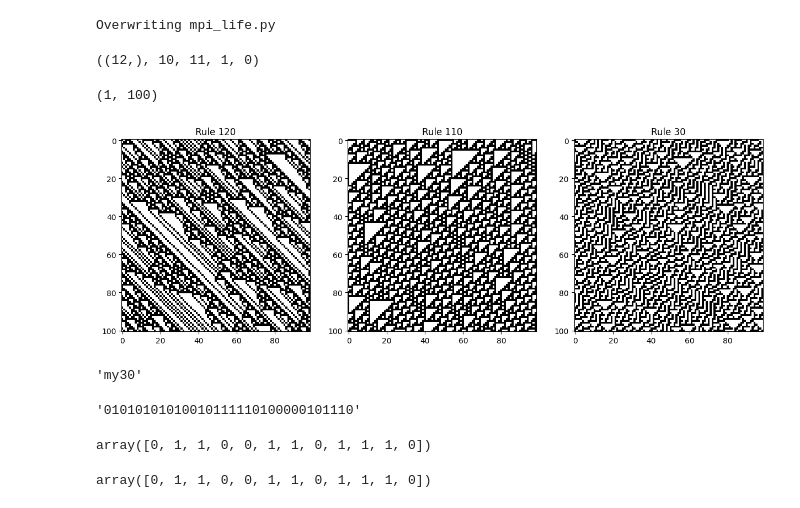
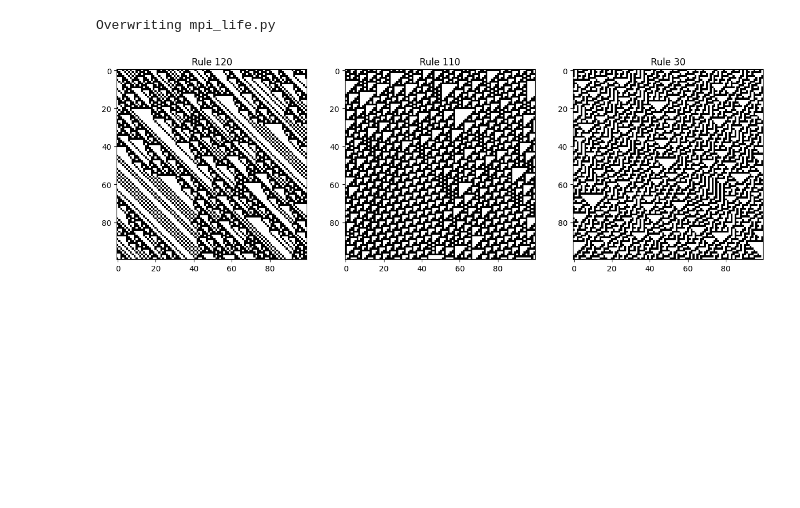
Before and after one commit to root-epifit/HPC_Sber_2025, a Jupyter notebook: Дз4_solution_IP.ipynb, the cells around one changed output. Drawn from its saved outputs; the diff is of its cells as text; code cells hidden in the pictures; blank space fills up the shorter version.

```diff
--- a/Дз4_solution_IP.ipynb
+++ b/Дз4_solution_IP.ipynb
@@ -346,7 +376,3 @@ print(f"{my_rank=}, {p_current=}, {p_next=}")
 MPI.Finalize()
 # %% [output]
 Overwriting mpi_life.py
-# %%
-p_current.shape, right_cell, right_ghost_cell, left_cell, left_ghost_cell
-# %% [output]
-((12,), 10, 11, 1, 0)
@@ -355,4 +378,0 @@ p_current.shape, right_cell, right_ghost_cell, left_cell, left_ghost_cell
-# %%
-p_buffers.shape
-# %% [output]
-(1, 100)
@@ -413,40 +386,19 @@ with open(output_file, "w") as of:
 # %%
-import numpy as np
-import pandas as pd
-import matplotlib.pyplot as plt
-
+# Распечатываем сравниваем с эталонными картинками. Ура! Совпали!....
 fig, ax = plt.subplots(1, 3, figsize = (15, 10))
 
-data = open_data("my120.txt")
+data = open_data("my_par120.txt")
 ax[0].imshow(data, cmap='bone_r')
 ax[0].set_title("Rule 120")
 
-data = open_data("my110.txt")
+data = open_data("my_par110.txt")
 ax[1].imshow(data, cmap='bone_r')
 ax[1].set_title("Rule 110")
 
-data = open_data("my30.txt")
+data = open_data("my_par30.txt")
 ax[2].set_title("Rule 30")
 ax[2].imshow(data, cmap='bone_r')
 
 plt.show()
 # %% [output]
-[figure, old version]
+[figure, new version]
-# %%
-"my"+str(N)
-# %% [output]
-'my30'
-# %%
-with open("Output.txt", "w") as text_file:
-    text_file.write("Purchase Amount: %s" % TotalAmount)
-# %% [output]
-'01010101010010111110100000101110'
-# %%
-new_row
-# %% [output]
-array([0, 1, 1, 0, 0, 1, 1, 0, 1, 1, 1, 0])
-# %%
-row = new_row
-row
-# %% [output]
-array([0, 1, 1, 0, 0, 1, 1, 0, 1, 1, 1, 0])
```
Also changed, not shown: parts of 23 cells of this notebook.
